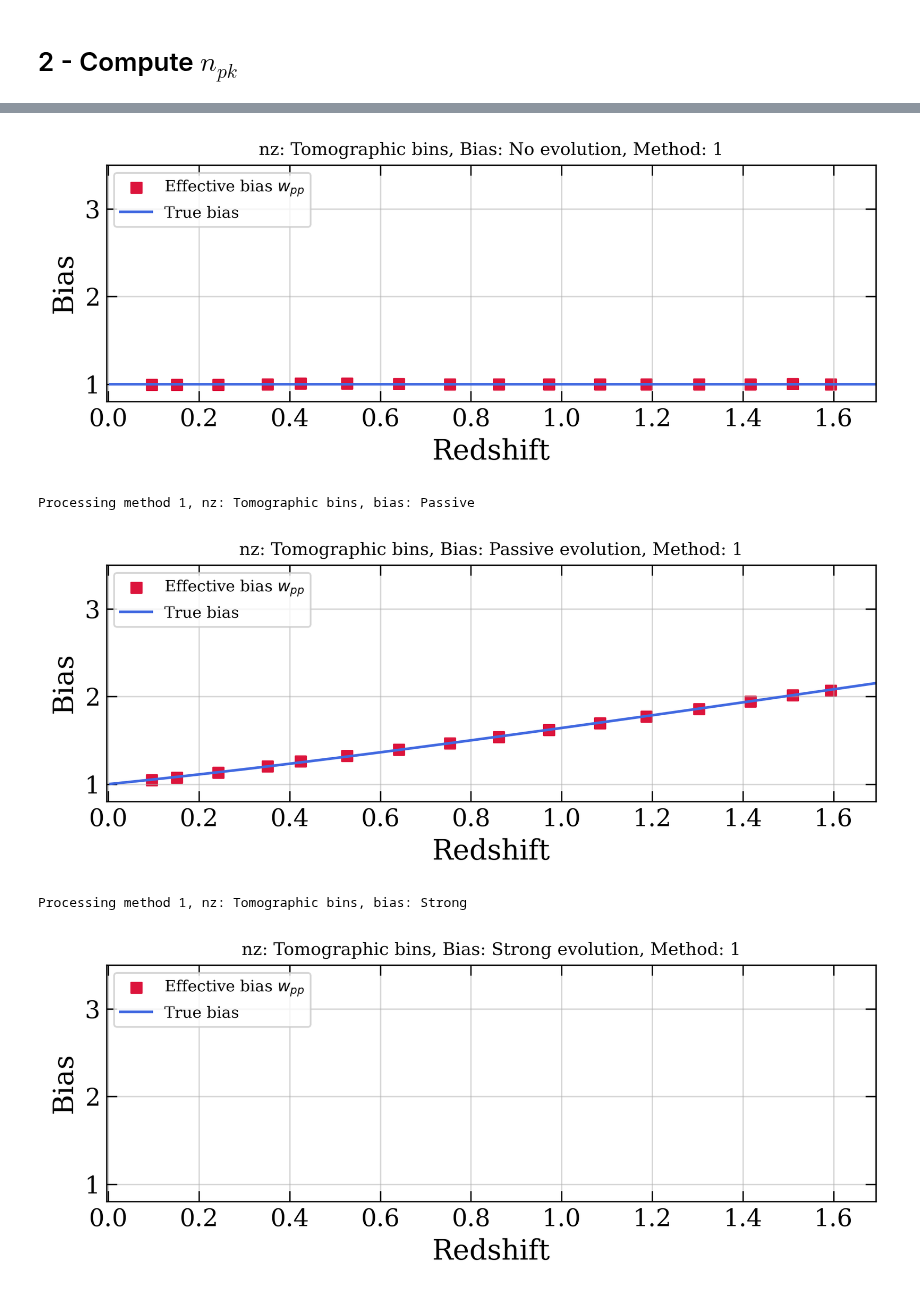
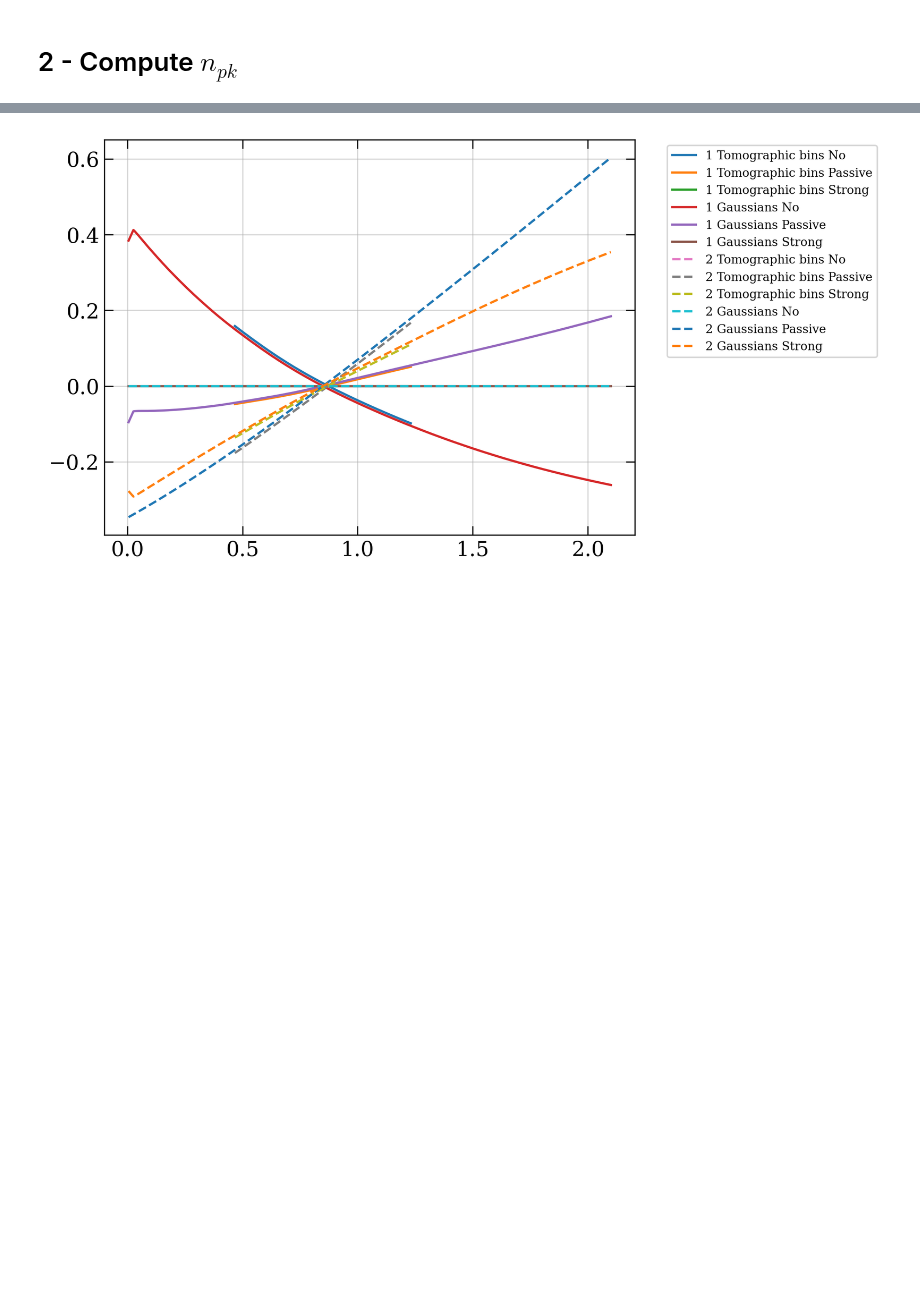
Before and after one commit to JeanCHDJdev/desi-y3-hsc, a Jupyter notebook: src/analysis/bias_photometric.ipynb, the cells around one changed output, grey strips where cells are left out. Drawn from its saved outputs; the diff is of its cells as text; code cells hidden in the pictures; blank space fills up the shorter version.

Commit message:
Reviewed bias_photometric and bias_spectroscopic

```diff
--- a/src/analysis/bias_photometric.ipynb
+++ b/src/analysis/bias_photometric.ipynb
@@ -40,6 +40,7 @@ We procceed as follow:
 # %%
 ROOT = Path("/global/cfs/projectdirs/desi/users/jchdj/desi-y3-hsc/src/statistics/")
 stem = "outputs/calibration"
+version = "vF"
 path_dictionary = {
     "dr1": {
         "HSC": ROOT / stem / f"autos_HSC",
@@ -65,7 +66,7 @@ rp_wdm = np.linspace(scale_cut[0], scale_cut[1], 100)
 ## load nz from photo-z bias splines
 data_galbias = np.load(
     ROOT
-    / f"results/photoz_bias_splines_v3_dz005_sc_{scale_cut[0]}_{scale_cut[1]}/tomo_photoz.npz"
+    / f"results/photoz_bias_splines_{scale_cut[0]}_{scale_cut[1]}_{version}/tomo_photoz.npz"
 )
 correction_file_reader = cf.CorrFileReader(path_dictionary["dr2"]["HSC"])
 bins_z_photo = inference._get_fine_redshift_bins(
@@ -76,16 +77,17 @@ nz_bins = []
 zlim = 1.6  # truncate useful bins to 1.6
 vals_z_photo = vals_z_photo[vals_z_photo < zlim]
 
-zv = np.linspace(0.005, 3, 500)
+zv = np.linspace(0.005, 2.1, 500)
 for i in range(len(vals_z_photo)):
     redshifts = data_galbias[f"{i+1}/redshifts"]
     nz_med = data_galbias[f"{i+1}/nz_median"]
     normal = np.trapezoid(nz_med, x=redshifts)
 
     nz_med_interp = np.interp(zv, redshifts, nz_med / normal, left=0, right=0)
-    nz_bins.append(nz_med_interp)
+    # for good measure, re normalize again
+    nz_bins.append(nz_med_interp / np.trapezoid(nz_med_interp, x=zv))
 # %%
-z_support = np.linspace(0.005, 3, 151)
+z_support = np.linspace(0.005, 3.2, 151)
 w_dm_values = [ct.w_dm(rp_vals=rp_wdm, z=z, integrate=True) for z in z_support]
 wm = interpolate.interp1d(x=z_support, y=w_dm_values)
 wm_v = wm(zv)
@@ -94,7 +96,7 @@ wm_v = wm(zv)
 ----------------------------
 # %%
 # we use a 1/D(z) bias model computed with ccl.
-cmap = plt.get_cmap("plasma_r")
+cmap = plt.get_cmap("plasma")
 bias_models = {
     "No": lambda z: np.ones_like(z),
     "Passive": lambda z: 1
@@ -102,10 +104,12 @@ bias_models = {
     #'Strong' : lambda z: 1 + z**2,
     "Strong": lambda z: 1 / np.sqrt(wm(z)),
 }
+gaussian_scale = 0.05
 nz_models = {
     "Tomographic bins": nz_bins,
     "Gaussians": [
-        norm.pdf(zv, loc=vals_z_photo[i], scale=0.05) for i in range(len(vals_z_photo))
+        norm.pdf(zv, loc=vals_z_photo[i], scale=gaussian_scale)
+        for i in range(len(vals_z_photo))
     ],
     #    'Top-hat' : [
     #        np.where(
@@ -137,7 +141,7 @@ with pm.make_plot(
                 ax1.plot(
                     zv,
                     nzs[i],
-                    label=name if i == len(nzs) - 1 else "",
+                    label=name if i == 0 else "",
                     alpha=(
                         1
                         if name == "Tomographic bins"
@@ -162,7 +166,7 @@ with pm.make_plot(
         np.sqrt(np.trapezoid((zv - m) ** 2 * nz, zv)) for m, nz in zip(means, nz_bins)
     ]
     ax2.bar(range(len(s1)), s1, color="crimson", alpha=0.7)
-    ax2.axhline(0.05, color="orange", linestyle="--", alpha=1, linewidth=1.5)
+    ax2.axhline(gaussian_scale, color="orange", linestyle="--", alpha=1, linewidth=1.5)
     ax2.set_xticks(range(len(s1)))
     ax2.set_xticklabels([])
     ax2.set_ylabel(r"$\sigma(n_{p_k}(z))$")
@@ -177,7 +181,8 @@ with pm.make_plot(
 dz = zv[1] - zv[0]
 do_nz_fig = False
 do_wpp_fig = False
-do_bias_fig = True
+do_bias_fig = False
+do_nrel_fig = True
 
 bias_dict = {}
 for method in ["1", "2"]:
@@ -188,30 +193,54 @@ for method in ["1", "2"]:
 
             # n_true
             if method == "1":
-                correction = bias_t * np.sqrt(wm_v)
+                correction = np.array(bias_t) * np.sqrt(wm_v)
             else:
-                correction = bias_t
+                correction = np.array(bias_t)
 
             # n_true
-            nmeas_bins = np.array(nz_models[nz_name])
+            nmeas_bins = np.array(
+                [
+                    nz_models[nz_name][i] / np.trapezoid(nz_models[nz_name][i], zv)
+                    for i in range(len(nz_models[nz_name]))
+                ]
+            )
             # n_meas
-            ntrue_bins = [
-                (nmeas_bins[i] / correction)
-                / np.trapezoid(nmeas_bins[i] / correction, zv)
-                for i in range(len(nmeas_bins))
-            ]
+            ntrue_unorm = [(nmeas_bins[i] / correction) for i in range(len(nmeas_bins))]
+            ntrue_bins = np.array(
+                [
+                    ntrue_unorm[i] / np.trapezoid(ntrue_unorm[i], zv)
+                    for i in range(len(nmeas_bins))
+                ]
+            )
+            if do_nrel_fig:
+                ii = 8
+                nm = nmeas_bins[ii]
+                nt = ntrue_bins[ii]
+                mask_nm = nm > 0
+                mask_nt = nt > 0
+                nm = nm[mask_nm]
+                nt = nt[mask_nm]
+                zv_nm = zv[mask_nm]
+                plt.plot(
+                    zv_nm,
+                    (nm - nt) / nt,
+                    label=f"{method} {nz_name} {bias_name}",
+                    linestyle="-" if method == "1" else "--",
+                )
 
             means_npk = [
                 np.trapezoid(nmeas_bins[i] * zv, zv) / np.trapezoid(nmeas_bins[i], zv)
                 for i in range(len(nmeas_bins))
             ]
             wpp_measured = [
-                np.trapezoid((bias_t * ntrue_bins[i]) ** 2 * wm_v, zv)
-                for i in range(len(nmeas_bins))
+                np.trapezoid(
+                    np.array((bias_t * ntrue_bins[i])) ** 2 * np.array(wm_v), zv
+                )
+                for i in range(len(ntrue_bins))
             ]
             integ = [
-                np.trapezoid(nmeas_bins[i] ** 2 * wm_v, zv)
-                for i in range(len(nmeas_bins))
+                np.trapezoid(np.array(nmeas_bins[i]) ** 2 * np.array(wm_v), zv)
+                for i in range(len(ntrue_bins))
             ]
             bias_corrected = np.array(
                 [np.sqrt(wpp_measured[i] / integ[i]) for i in range(len(wpp_measured))]
@@ -279,10 +308,11 @@ for method in ["1", "2"]:
             bias_dict[f"{method}/{nz_name}/{bias_name}/bias_corrected"] = bias_corrected
             bias_dict[f"{method}/{nz_name}/{bias_name}/means_npk"] = means_npk
             bias_dict[f"{method}/{nz_name}/{bias_name}/bias_true"] = bias_t
-            bias_dict["zv"] = zv
+bias_dict["zv"] = zv
 
 save_dir = Path("data")
 save_dir.mkdir(parents=True, exist_ok=True)
+plt.legend(bbox_to_anchor=(1.05, 1), loc="upper left", fontsize=8)
 np.savez("data/photometric_bias_corrections.npz", **bias_dict)
 # %% [output]
 Processing method 1, nz: Tomographic bins, bias: No
@@ -289,5 +330 @@ Processing method 1, nz: Tomographic bins, bias: No
-[figure, old version]
+[figure, new version]
-Processing method 1, nz: Tomographic bins, bias: Passive
-[figure, removed]
-Processing method 1, nz: Tomographic bins, bias: Strong
-[figure, removed]
```
Also changed, not shown: parts of 12 cells of this notebook, 1 other file.
